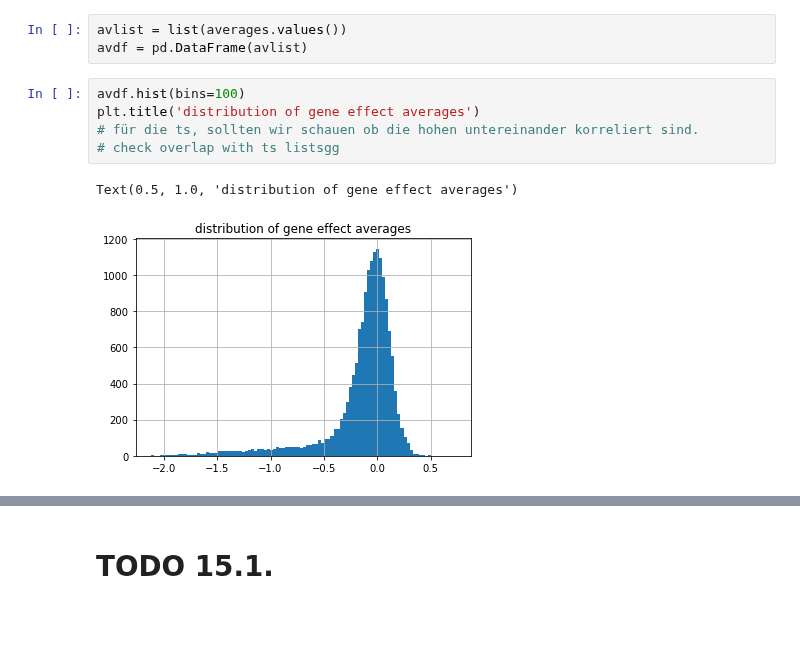
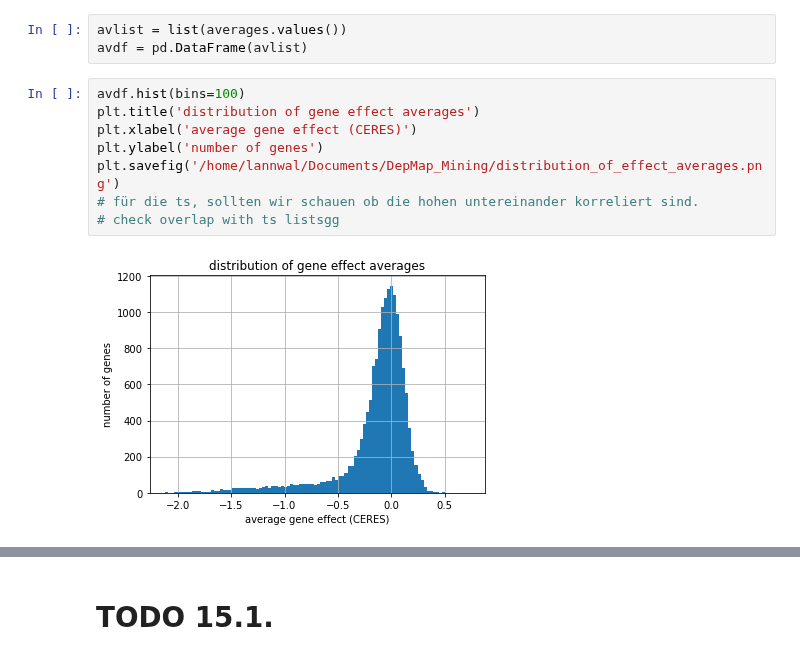
Before and after one commit to lannwal/projectlab, a Jupyter notebook: DataDash.ipynb, the cells around one changed output, grey strips where cells are left out. Cells and saved outputs as stored; diff of their text form; blank space fills up the shorter version.

```diff
--- a/DataDash.ipynb
+++ b/DataDash.ipynb
@@ -259,8 +722,10 @@ avdf = pd.DataFrame(avlist)
 # %%
 avdf.hist(bins=100)
 plt.title('distribution of gene effect averages')
+plt.xlabel('average gene effect (CERES)')
+plt.ylabel('number of genes')
+plt.savefig('/home/lannwal/Documents/DepMap_Mining/distribution_of_effect_averages.png')
 # für die ts, sollten wir schauen ob die hohen untereinander korreliert sind.
 # check overlap with ts listsgg
 # %% [output]
-Text(0.5, 1.0, 'distribution of gene effect averages')
-[figure, old version]
+[figure, new version]
```
Also changed, not shown: parts of 411 cells of this notebook.
